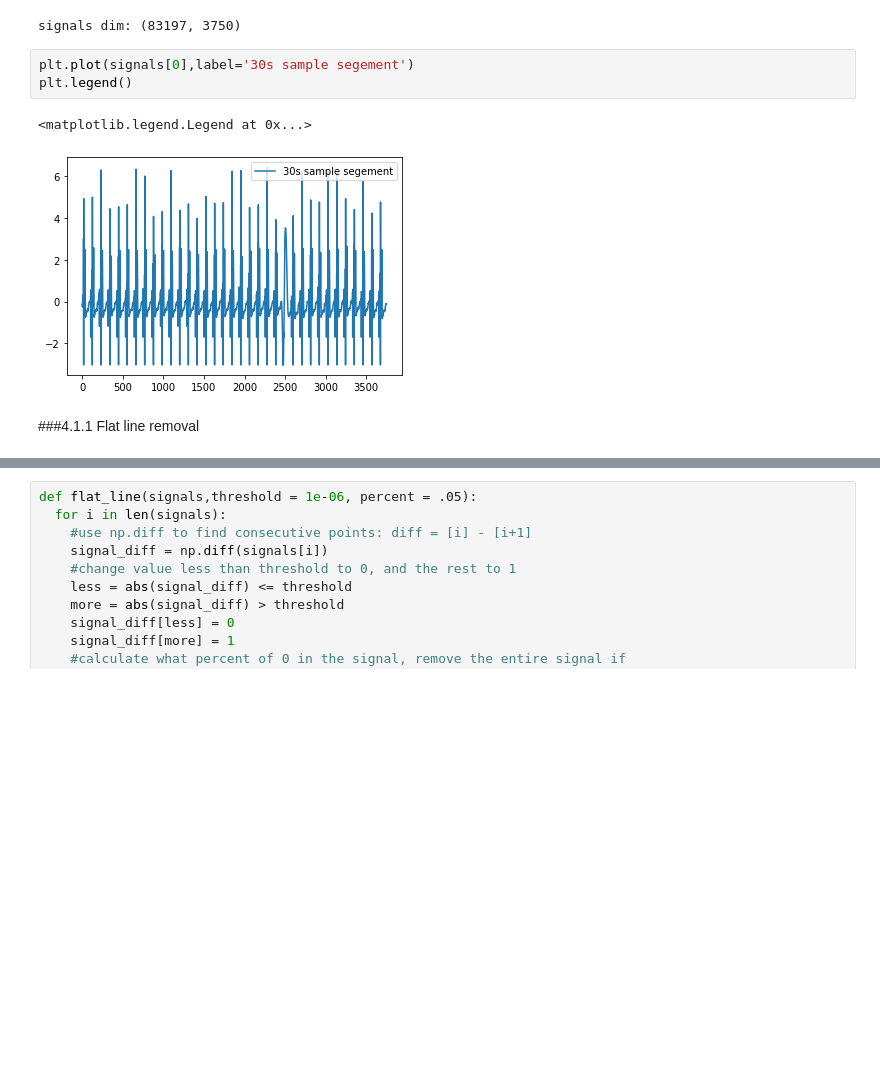
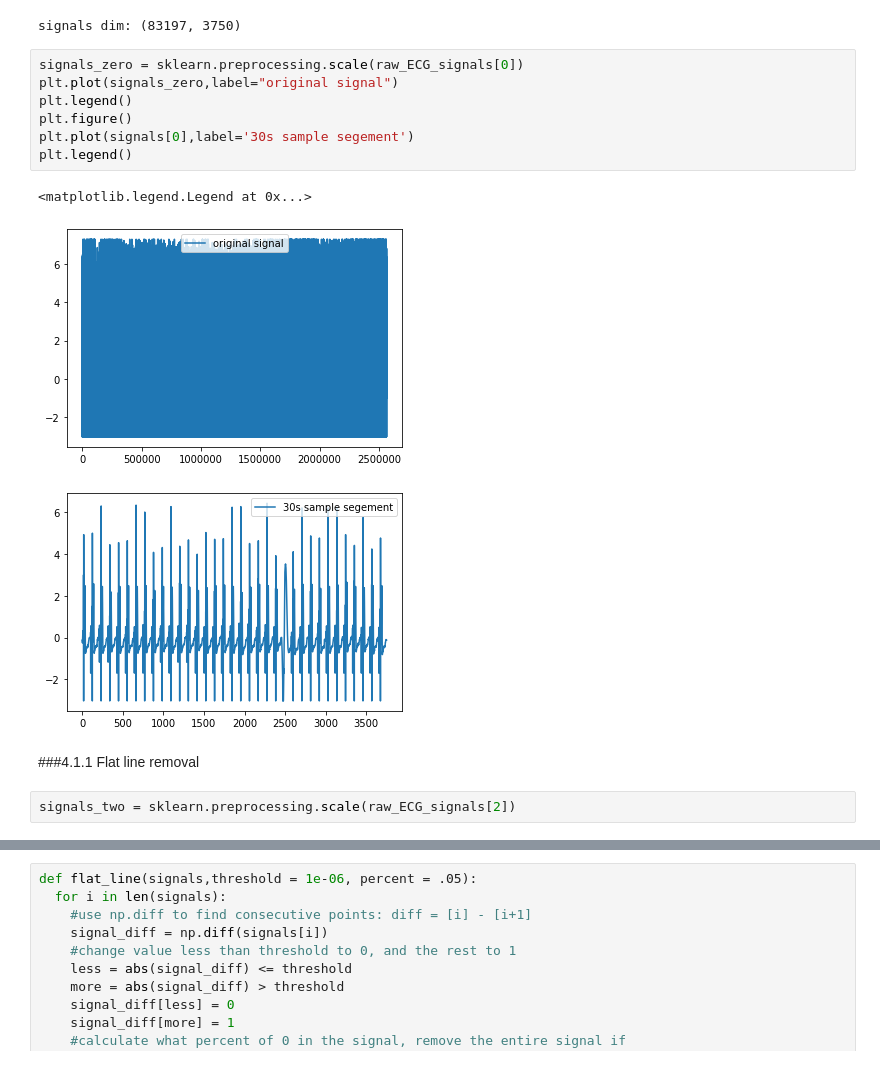
Before and after one commit to supertime1/Afib_PPG, a Jupyter notebook: Afib_Data_Clean.ipynb, the cells around one changed output, grey strips where cells are left out. Drawn from its saved outputs; the diff is of its cells as text; blank space fills up the shorter version.

```diff
--- a/Afib_Data_Clean.ipynb
+++ b/Afib_Data_Clean.ipynb
@@ -123,10 +128,17 @@ print('signals dim:', signals.shape)
 # %% [output]
 signals dim: (83197, 3750)
 # %%
+signals_zero = sklearn.preprocessing.scale(raw_ECG_signals[0])
+plt.plot(signals_zero,label="original signal")
+plt.legend()
+plt.figure()
 plt.plot(signals[0],label='30s sample segement')
 plt.legend()
 # %% [output]
 <matplotlib.legend.Legend at 0x...>
-[figure, old version]
+[figure, new version]
+[figure, added]
 # %% [markdown]
 ###4.1.1 Flat line removal
+# %%
+signals_two = sklearn.preprocessing.scale(raw_ECG_signals[2])
```
Also changed, not shown: parts of 8 cells of this notebook.
